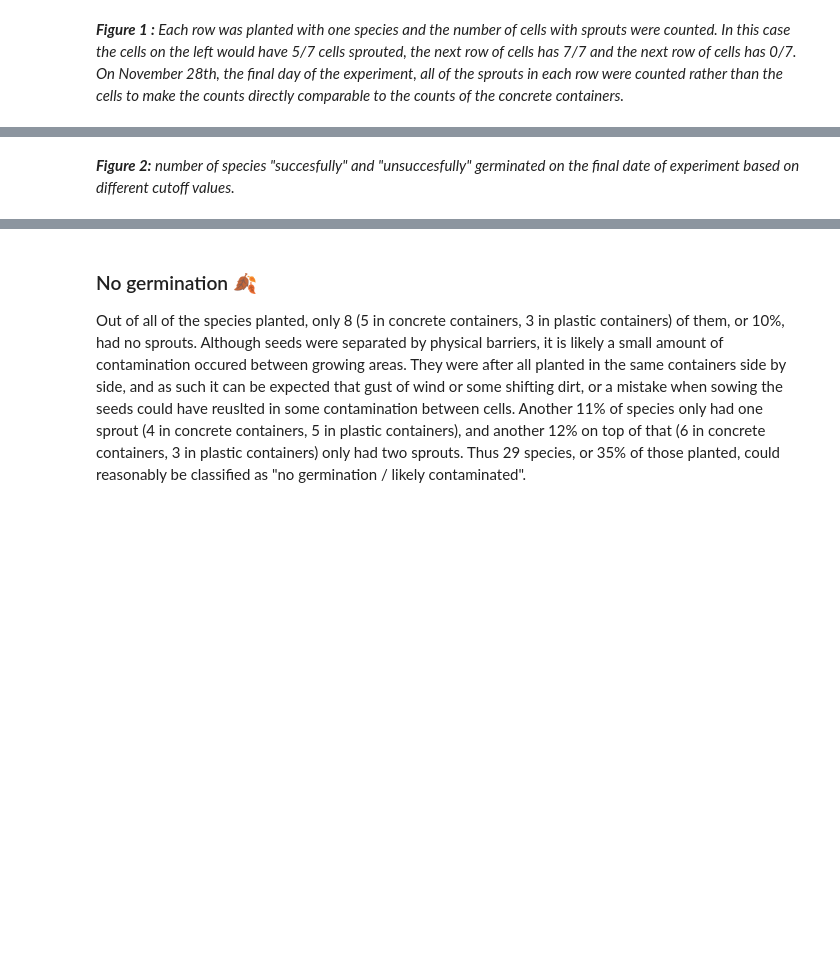
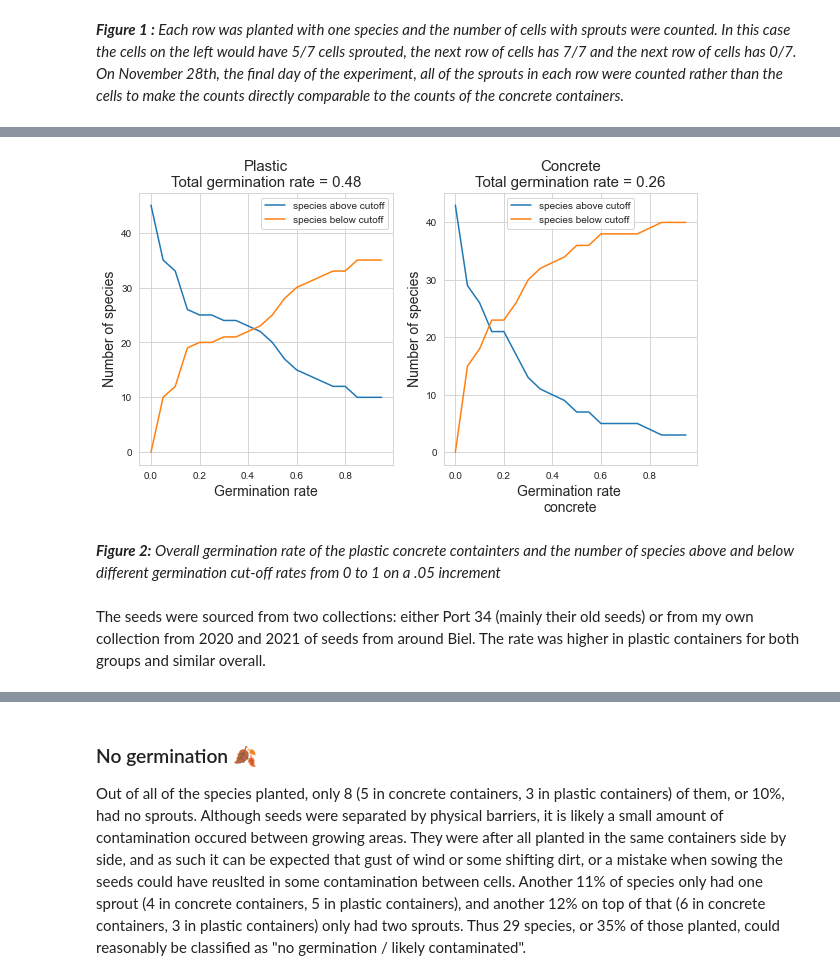
Before and after one commit to thorerismann/flora-buckets, a Jupyter notebook: docs/_sources/germination.ipynb, the cells around one changed output, grey strips where cells are left out. Drawn from its saved outputs; the diff is of its cells as text; code cells hidden in the pictures; blank space fills up the shorter version.

```diff
--- a/docs/_sources/germination.ipynb
+++ b/docs/_sources/germination.ipynb
@@ -213,2 +145,0 @@ plt.show()
-# %% [markdown]
-*__Figure 2:__ number of species "succesfully" and "unsuccesfully" germinated on the final date of experiment based on different cutoff values.*
@@ -215 +173,70 @@ plt.show()
+# %%
+## Prepare records for the cutoff charts
+
+# concrete contatiners
+conc = ger.loc[ger.container == "concrete-container"].copy()
+
+# define columns to display
+coffs = ["rate", "species_below_cutoff", "species_above_cutoff"]
+display_columns = ["origin","species", "density", "sprouted", "rate"]
+
+# array to hold values
+cutoffs_concrete = [coffs]
+
+# count the number of species above and below the specified increment
+for i in np.arange(0,1, step=.05):
+    concfew = conc[conc["rate"] < i].copy()
+    concmany = conc[conc["rate"] >= i].copy()
+    a = [i,concfew.species.nunique(),concmany.species.nunique()]
+    cutoffs_concrete.append(a)
+
+# the overall germination rate
+cugerm = conc.sprouted.sum()/conc.density.sum()
+
+ngermination_rates_c = pd.DataFrame(cutoffs_concrete[1:], columns=cutoffs_concrete[0])
+
+# plastic containers
+p = ger.loc[ger.container == "plastic-tray"].copy()
+
+# array to hold values
+cutoffs_plastic = [coffs]
+
+# count the number of species above and below the specified increment
+for i in np.arange(0,1, step=.05):
+    pfew = p[p["rate"] < i].copy()
+    pmany = p[p["rate"] >= i].copy()
+    a = [i,pfew.species.nunique(),pmany.species.nunique()]
+    cutoffs_plastic.append(a)
+
+# the overall germination rate
+plasticgerm = p.sprouted.sum()/p.density.sum()
+
+ngermination_rates_p = pd.DataFrame(cutoffs_plastic[1:], columns=cutoffs_plastic[0])
+
+
+sns.set_style("whitegrid")
+Fig, (ax1, ax2) = plt.subplots(1, 2,figsize=(10,5))
+sns.lineplot(data=ngermination_rates_p, x="rate", y="species_above_cutoff", ax=ax1, label="species above cutoff")
+sns.lineplot(data=ngermination_rates_p, x="rate", y="species_below_cutoff", ax=ax1, label="species below cutoff")
+ax1.set_ylabel("Number of species", fontsize=14)
+ax1.set_xlabel("Germination rate", fontsize=14)
+ax1.set_title(f"Plastic\nTotal germination rate = {np.round(plasticgerm,2)}", fontsize = 15)
+
+# plot the data
+sns.lineplot(data=ngermination_rates_c, x="rate", y="species_above_cutoff", ax=ax2, label="species above cutoff")
+sns.lineplot(data=ngermination_rates_c, x="rate", y="species_below_cutoff", ax=ax2, label="species below cutoff")
+
+# axis labels and styles
+ax2.set_xlabel("Germination rate \nconcrete", fontsize=14)
+ax2.set_ylabel("Number of species", fontsize=14)
+ax2.set_title(f"Concrete\nTotal germination rate = {np.round(cugerm,2)}", fontsize = 15)
+ax2.legend(loc = "upper center")
+
+plt.show()
+# %% [output]
+[figure, added]
+# %% [markdown]
+*__Figure 2:__ Overall germination rate of the plastic concrete containters and the number of species above and below different germination cut-off rates from 0 to 1 on a .05 increment*
+# %% [markdown]
+The seeds were sourced from two collections: either Port 34 (mainly their old seeds) or from my own collection from 2020 and 2021 of seeds from around Biel. The rate was higher in plastic containers for both groups and similar overall.
 # %%
```
Also changed, not shown: parts of 35 cells of this notebook, 8 other files.
